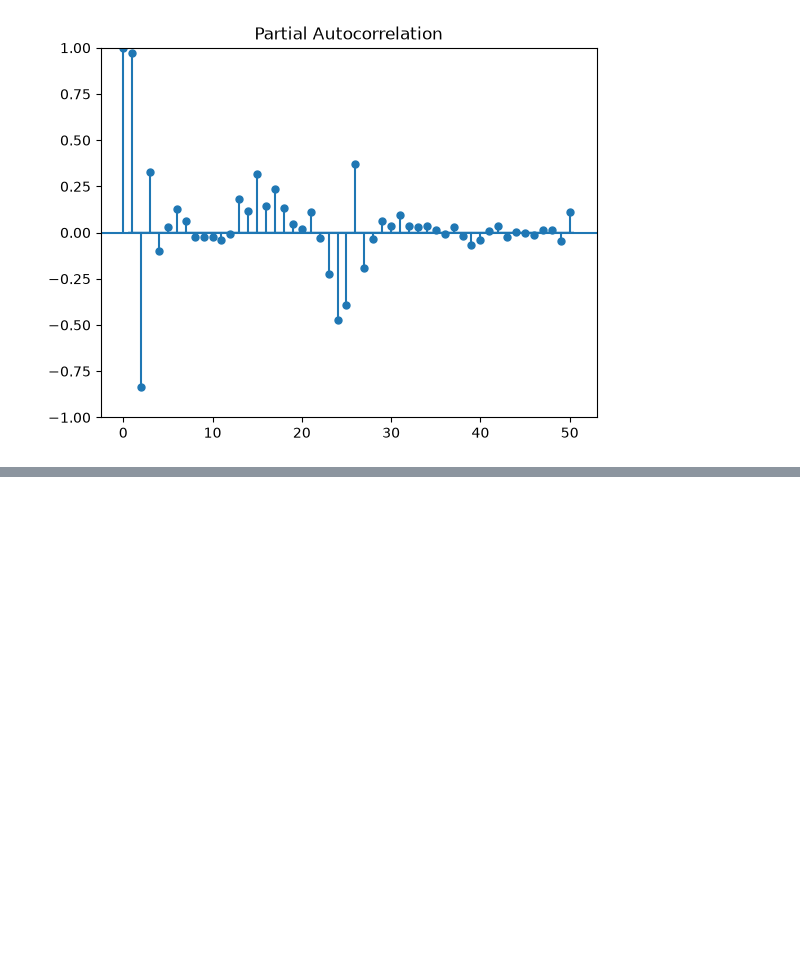
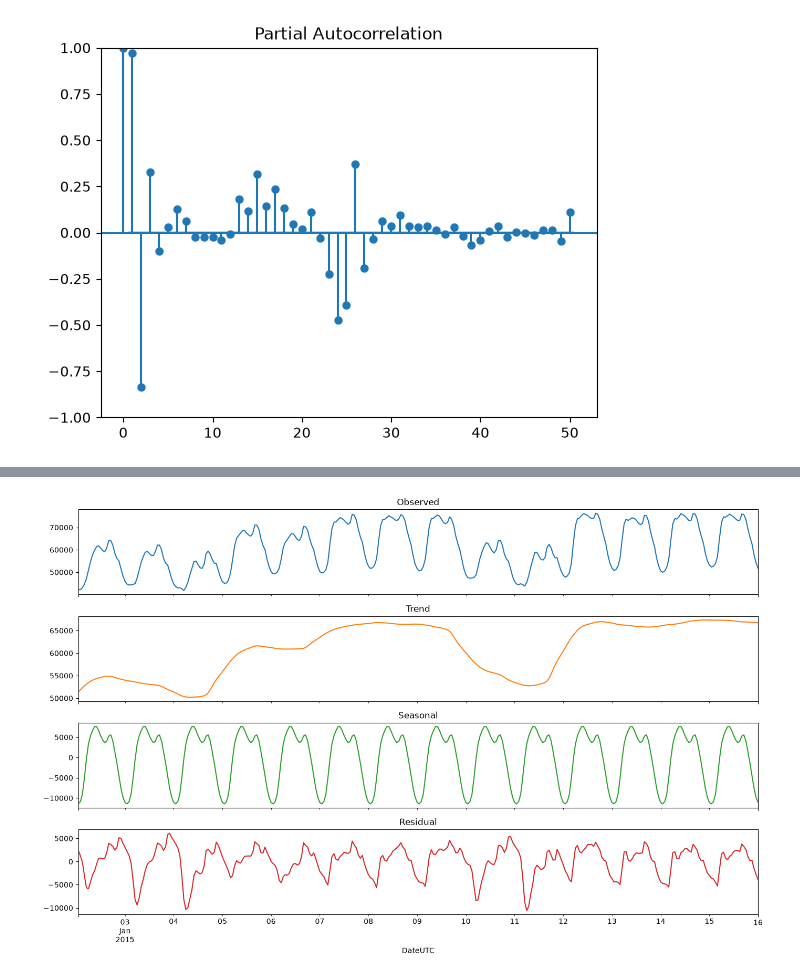
Before and after one commit to timo183/Time-Series-BA, a Jupyter notebook: eda/eda.ipynb, the cells around one changed output, grey strips where cells are left out. Cells and saved outputs as stored; diff of their text form; code cells hidden in the pictures; blank space fills up the shorter version.

```diff
--- a/eda/eda.ipynb
+++ b/eda/eda.ipynb
@@ -74,0 +84,20 @@ identifying_model_parameters(df["Value"])
+# %%
+components = pd.DataFrame({
+    "Observed": result.observed,
+    "Trend": result.trend,
+    "Seasonal": result.seasonal,
+    "Residual": result.resid,
+})
+
+# Etwas Abstand zum Rand wegen des zentrierten gleitenden Mittelwerts
+components.iloc[24:24 + 14 * 24].plot(
+    subplots=True,
+    figsize=(14, 9),
+    sharex=True,
+    legend=False,
+    title=["Observed", "Trend", "Seasonal", "Residual"],
+)
+plt.tight_layout()
+plt.show()
+# %% [output]
+[figure, added]
```
Also changed, not shown: parts of 4 cells of this notebook, 5 other files.
